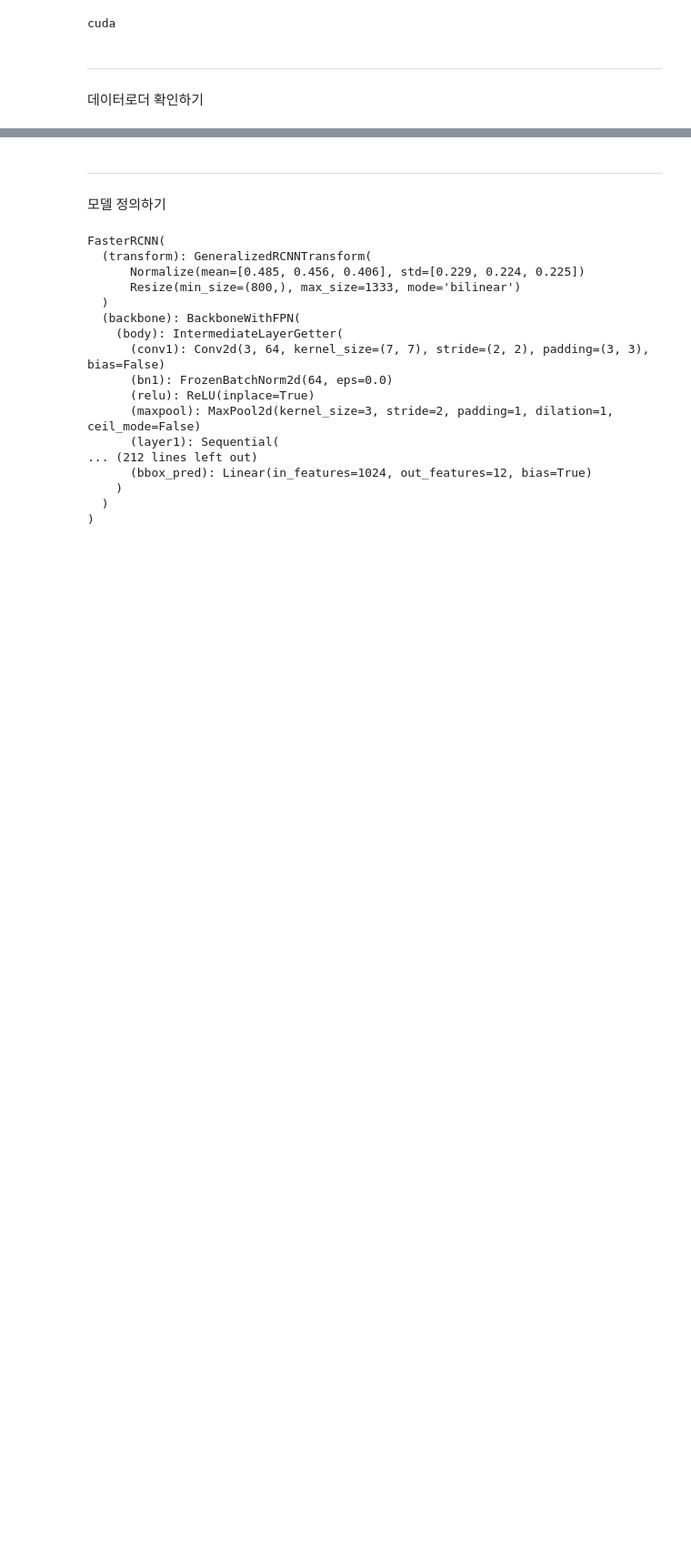
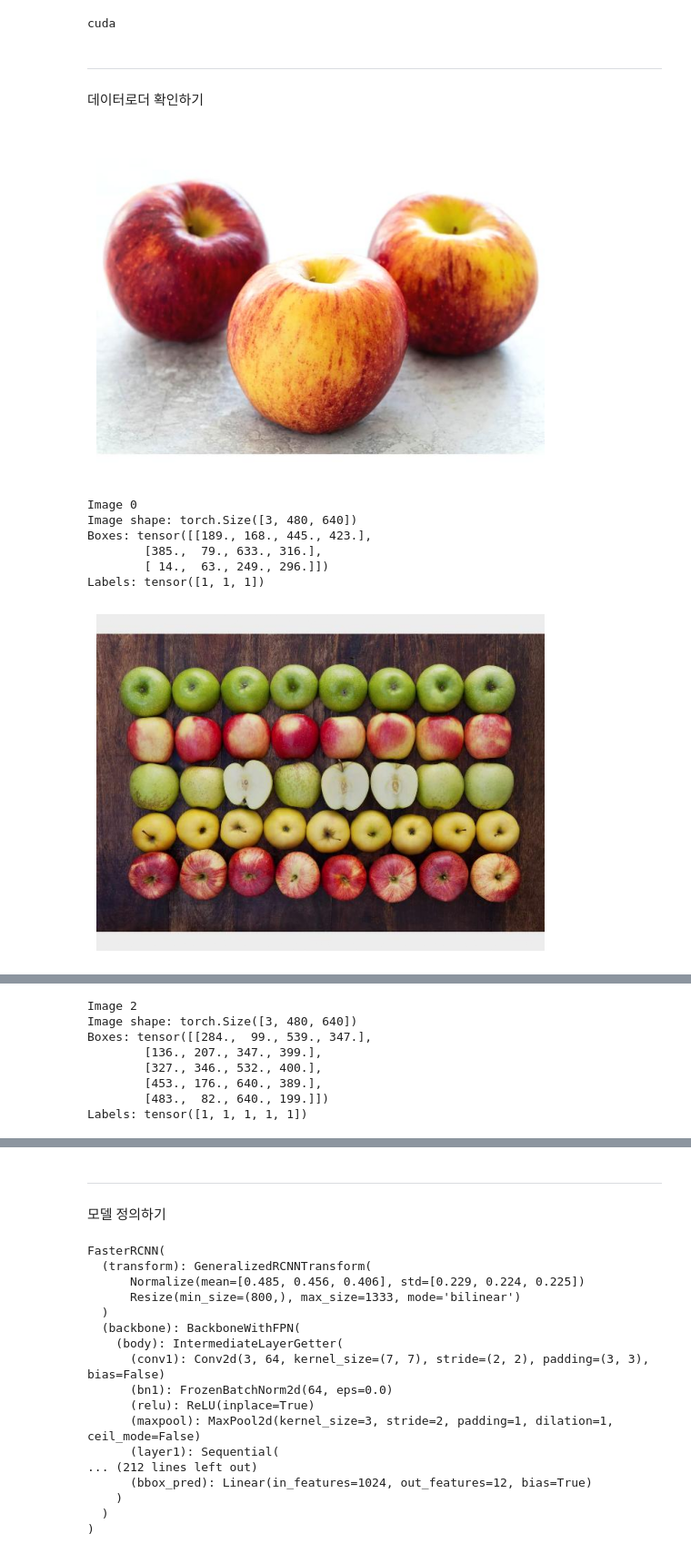
Before and after one commit to Kkumteulyi/2024-CapStone, a Jupyter notebook: CNN_object_detection/Example_needToChangeModel.ipynb, the cells around one changed output, grey strips where cells are left out. Shown at 91% size. Saved outputs shown, nothing was run; the diff lists cells and outputs as text; code cells hidden in the pictures; blank space fills up the shorter version.

```diff
--- a/CNN_object_detection/Example_needToChangeModel.ipynb
+++ b/CNN_object_detection/Example_needToChangeModel.ipynb
@@ -127,31 +145,40 @@ def collate_fn(batch):
 dataset = CustomDataset('images', 'annotations', class_mapping, transforms=transforms.ToTensor())
 dataloader = DataLoader(dataset, batch_size=4, shuffle=True, num_workers=0, collate_fn=collate_fn)
 
 # Dataloader 테스트 용 코드
 import matplotlib.pyplot as plt
 import torch
 
 def test_dataloader(dataloader):
     for imgs, targets in dataloader:
         for i in range(len(imgs)):
             # 배치의 첫 번째 이미지만 선택
             img = imgs[i]
 
             # (3, 480, 640) 형태를 (480, 640, 3)으로 변환
             img = img.permute(1, 2, 0)
 
             # 텐서를 NumPy 배열로 변환
             img_np = img.numpy()
 
             # 이미지 표시
             plt.imshow(img_np)
             plt.axis('off')  # 축 제거
             plt.show()
             print("Image", i)
             print("Image shape:", imgs[i].shape)
             print("Boxes:", targets[i]['boxes'])
             print("Labels:", targets[i]['labels'])
         break  # 첫 번째 배치만 테스트
 
 # 테스트 함수 실행
-# test_dataloader(dataloader)
+test_dataloader(dataloader)
+# %% [output]
+[figure, added]
+Image 0
+Image shape: torch.Size([3, 480, 640])
+Boxes: tensor([[189., 168., 445., 423.],
+        [385.,  79., 633., 316.],
+        [ 14.,  63., 249., 296.]])
+Labels: tensor([1, 1, 1])
+[figure, added]
@@ -157,0 +203,8 @@ def test_dataloader(dataloader):
+Image 2
+Image shape: torch.Size([3, 480, 640])
+Boxes: tensor([[284.,  99., 539., 347.],
+        [136., 207., 347., 399.],
+        [327., 346., 532., 400.],
+        [453., 176., 640., 389.],
+        [483.,  82., 640., 199.]])
+Labels: tensor([1, 1, 1, 1, 1])
```
Also changed, not shown: parts of 15 cells of this notebook.
